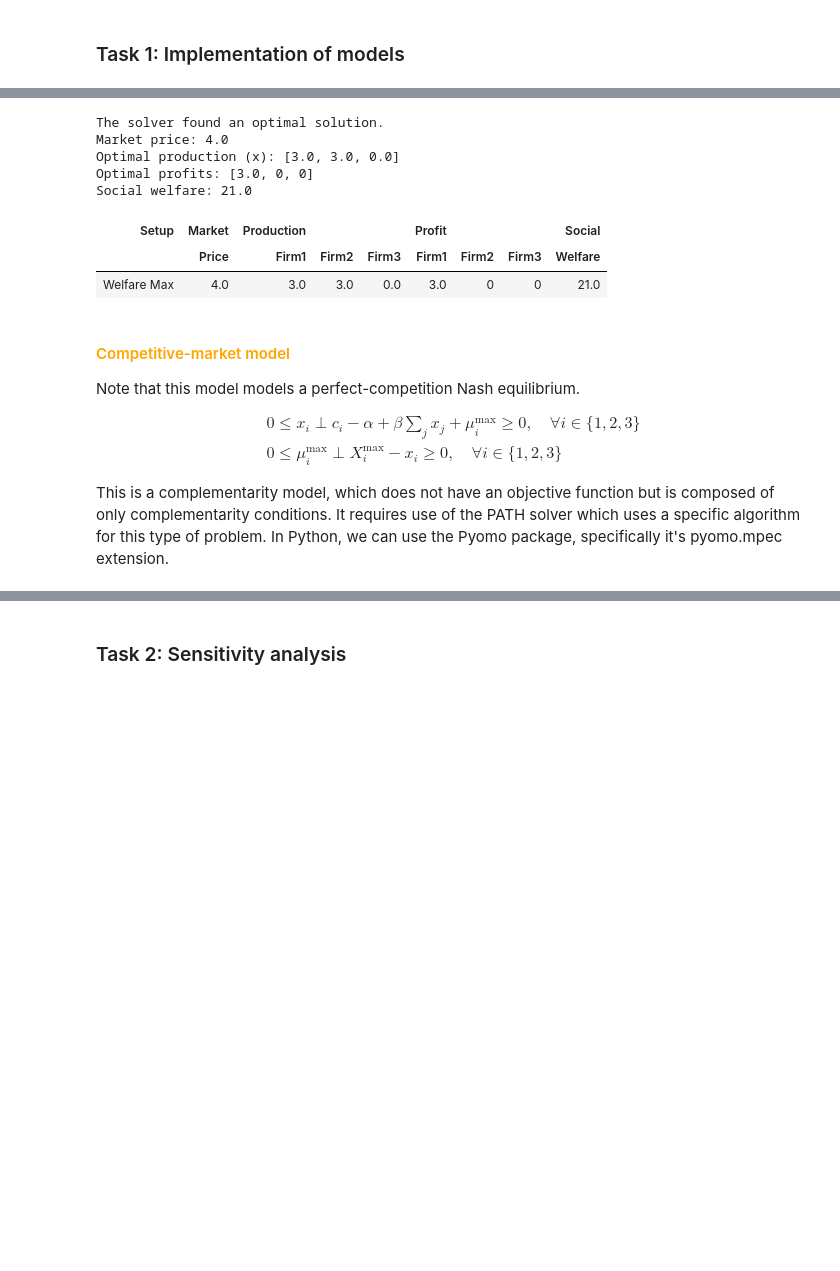
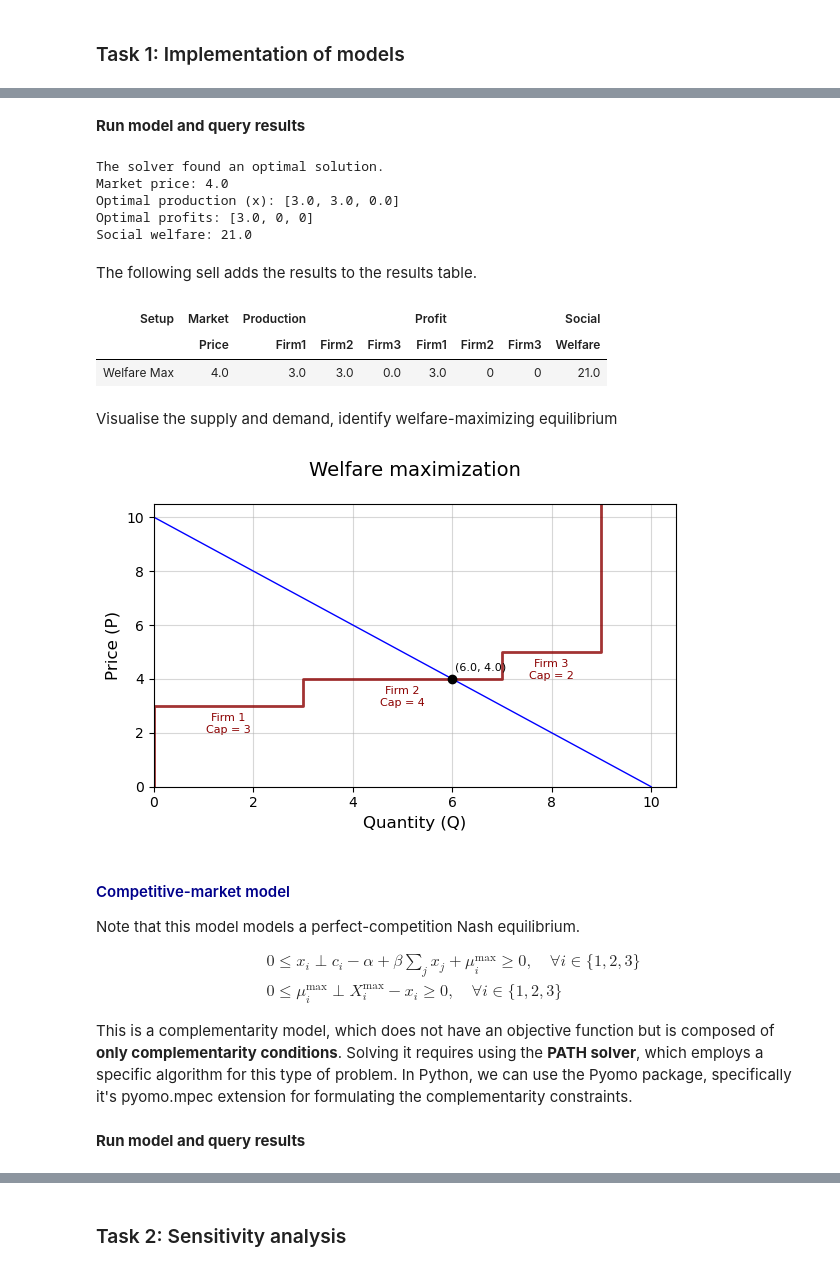
Before and after one commit to helmihankimaa/PB_equilibrium_course, a Jupyter notebook: Module_3.ipynb, the cells around one changed output, grey strips where cells are left out. Cells and saved outputs as stored; diff of their text form; code cells hidden in the pictures; blank space fills up the shorter version.

```diff
--- a/Module_3.ipynb
+++ b/Module_3.ipynb
@@ -242,7 +340,7 @@ def welfare_maximization_model(c1, c2, c3, X1_max, X2_max, X3_max):
   wm.capacity_constraint = Constraint(wm.I, rule=capacity_constraint_rule)
 
   # Solve the model with Gurobi
-  solver = SolverFactory('gurobi')
+  solver = SolverFactory('scip', solver_io='nl')
   results = solver.solve(wm, tee=False) # tee=False suppresses solver output
 
   print("The solver found an", results.solver.termination_condition, "solution.")
@@ -254,3 +350,5 @@ Query results
+# %% [markdown]
+**Run model and query results**
 # %%
 welfare_model = welfare_maximization_model(c1, c2, c3, X1_max, X2_max, X3_max)
 print("Market price:", market_price(welfare_model))
@@ -263,6 +361,8 @@ Market price: 4.0
 Optimal production (x): [3.0, 3.0, 0.0]
 Optimal profits: [3.0, 0, 0]
 Social welfare: 21.0
+# %% [markdown]
+The following sell adds the results to the results table.
 # %%
 results_table = add_results_to_table(welfare_model, 'Welfare Max', results_table)
 show(results_table)
@@ -270,8 +370,15 @@ show(results_table)
 | Setup | Market | Production |  |  | Profit |  |  | Social |
 |  | Price | Firm1 | Firm2 | Firm3 | Firm1 | Firm2 | Firm3 | Welfare |
 | Welfare Max | 4.0 | 3.0 | 3.0 | 0.0 | 3.0 | 0 | 0 | 21.0 |
+# %% [markdown]
+Visualise the supply and demand, identify welfare-maximizing equilibrium
+# %%
+fig, _ = supply_demand_plot(c1, c2, c3, X1_max, X2_max, X3_max, title='Welfare maximization',
+                            equilibrium_point=True, Q=sum(optimal_production(welfare_model)), P=market_price(welfare_model))
+# %% [output]
+[figure, added]
 # %% [markdown]
-#### <span style="color:orange">Competitive-market model</span>
+#### <span style="color:darkblue">Competitive-market model</span>
 Note that this model models a perfect-competition Nash equilibrium.
 
 \begin{align}
@@ -279,7 +386,7 @@ Note that this model models a perfect-competition Nash equilibrium.
 & 0 \leq \mu_i^{\max} \perp X_i^{\max} - x_i  \geq 0, \quad \forall i \in \{1,2,3\}
 \end{align}
 
-This is a complementarity model, which does not have an objective function but is composed of only complementarity conditions. It requires use of the PATH solver which uses a specific algorithm for this type of problem. In Python, we can use the Pyomo package, specifically it's pyomo.mpec extension.
+This is a complementarity model, which does not have an objective function but is composed of **only complementarity conditions**. Solving it requires using the **PATH solver**, which employs a specific algorithm for this type of problem. In Python, we can use the Pyomo package, specifically it's pyomo.mpec extension for formulating the complementarity constraints.
 # %%
 def competitive_market_model(c1, c2, c3, X1_max, X2_max, X3_max):
     # Initialize competitive market model (m)
@@ -315,6 +422,8 @@ def competitive_market_model(c1, c2, c3, X1_max, X2_max, X3_max):
 
     # Return model object with results
     return m
+# %% [markdown]
+**Run model and query results**
 # %%
 competitive_model = competitive_market_model(c1, c2, c3, X1_max, X2_max, X3_max)
 print("Market price:", market_price(competitive_model))
```
Also changed, not shown: parts of 48 cells of this notebook.
